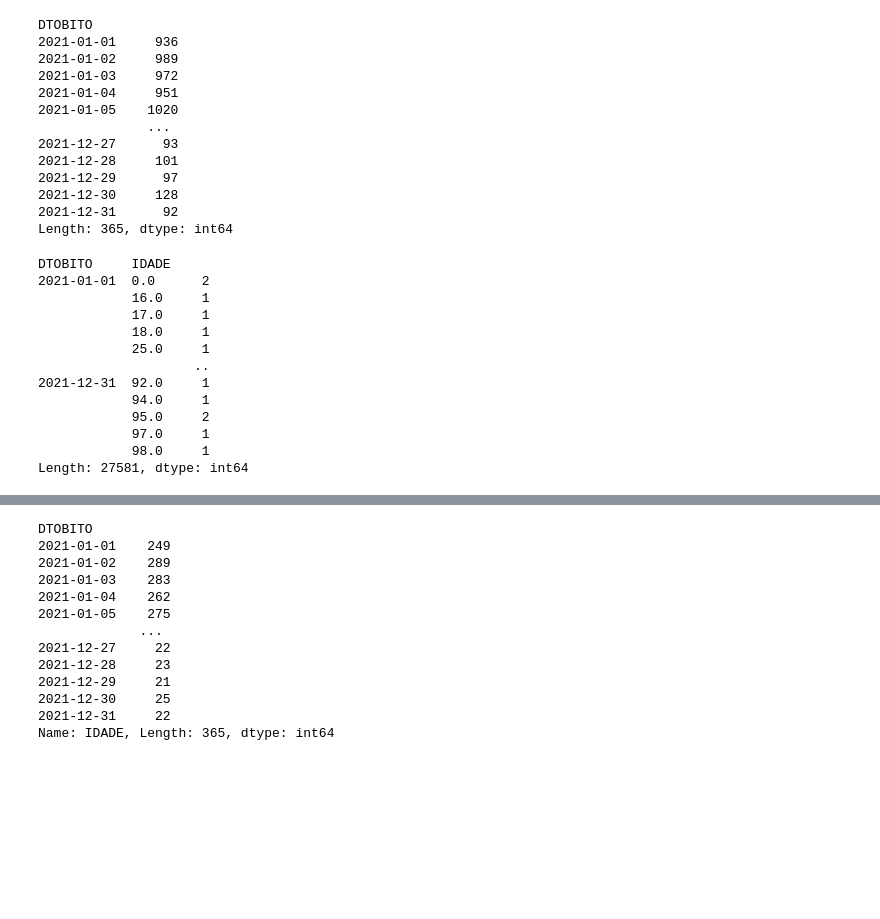
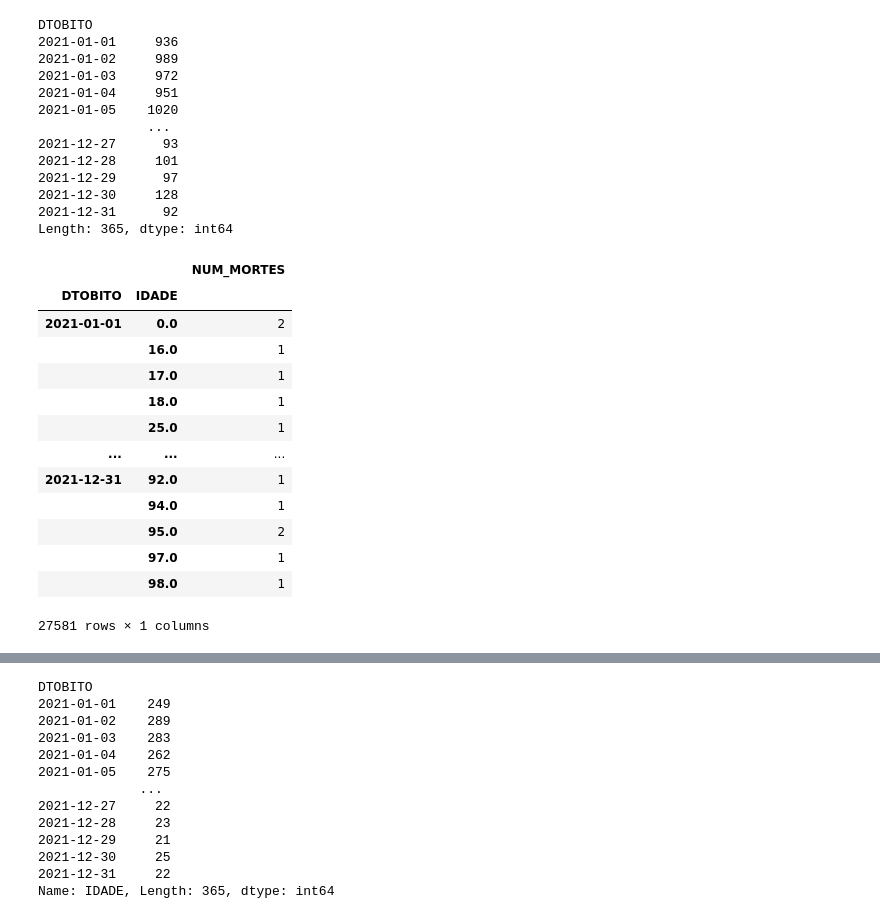
Before and after one commit to arturbernardo/eficacia_vacina_covid19, a Jupyter notebook: eficiencia_vacinas.ipynb, the cells around one changed output, grey strips where cells are left out. Saved outputs shown, nothing was run; the diff lists cells and outputs as text; code cells hidden in the pictures; blank space fills up the shorter version.

```diff
--- a/eficiencia_vacinas.ipynb
+++ b/eficiencia_vacinas.ipynb
@@ -82,21 +82,22 @@ DTOBITO
 2021-12-31      92
 Length: 365, dtype: int64
 # %%
-mortes_c19_agg_dia_idade = mortes_covid.groupby(['DTOBITO', 'IDADE']).size()
+mortes_c19_agg_dia_idade = mortes_covid.groupby(['DTOBITO', 'IDADE']).size().rename('NUM_MORTES').to_frame()
 mortes_c19_agg_dia_idade
 # %% [output]
+|  |  | NUM_MORTES |
+| DTOBITO | IDADE |  |
+| 2021-01-01 | 0.0 | 2 |
+|  | 16.0 | 1 |
+|  | 17.0 | 1 |
+|  | 18.0 | 1 |
+|  | 25.0 | 1 |
+| ... | ... | ... |
+| 2021-12-31 | 92.0 | 1 |
+|  | 94.0 | 1 |
+|  | 95.0 | 2 |
+|  | 97.0 | 1 |
+|  | 98.0 | 1 |
-DTOBITO     IDADE
-2021-01-01  0.0      2
-            16.0     1
-            17.0     1
-            18.0     1
-            25.0     1
-                    ..
-2021-12-31  92.0     1
-            94.0     1
-            95.0     2
-            97.0     1
-            98.0     1
-Length: 27581, dtype: int64
+27581 rows × 1 columns
 # %%
 mortalidade_dia = mortes_c19_agg_dia_idade.groupby(level=0).sum()
```
Also changed, not shown: parts of 7 cells of this notebook.
